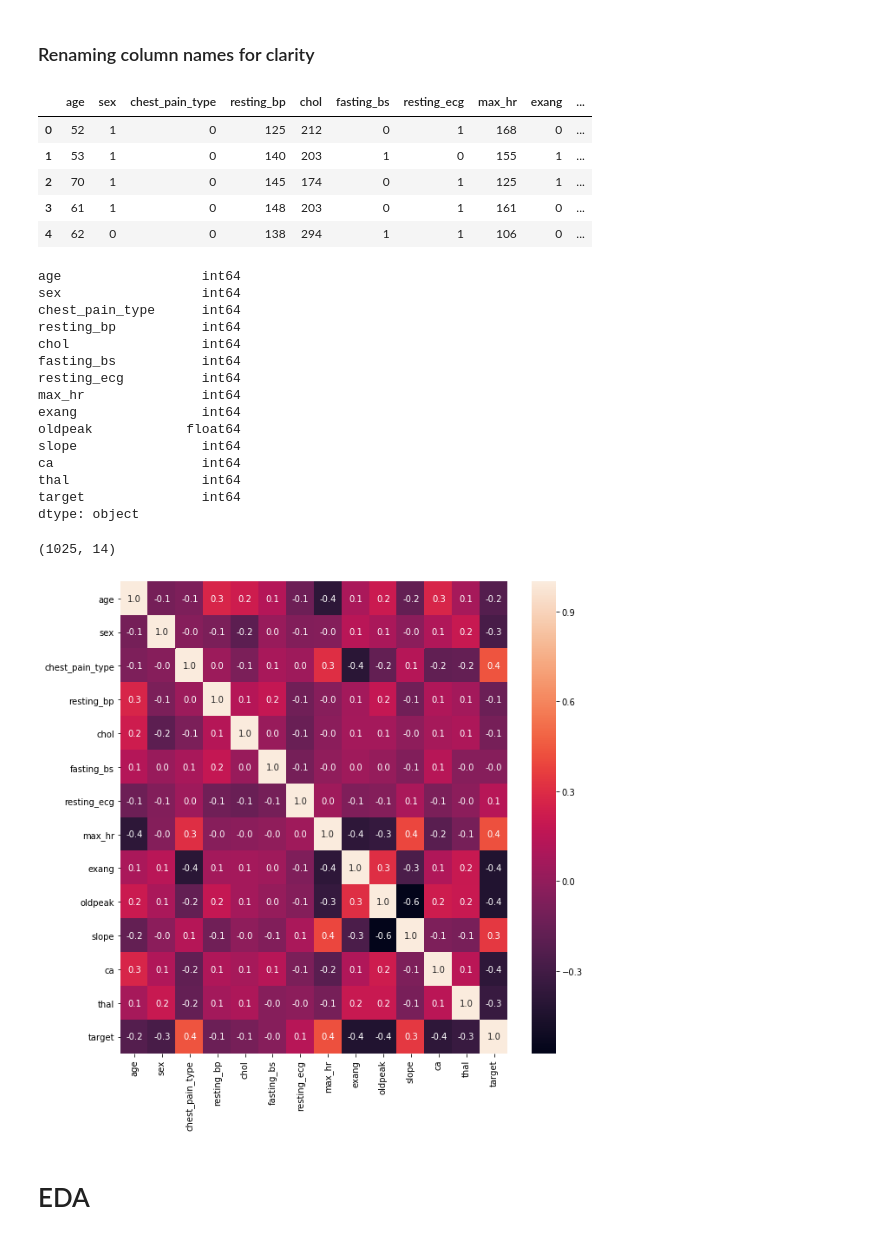
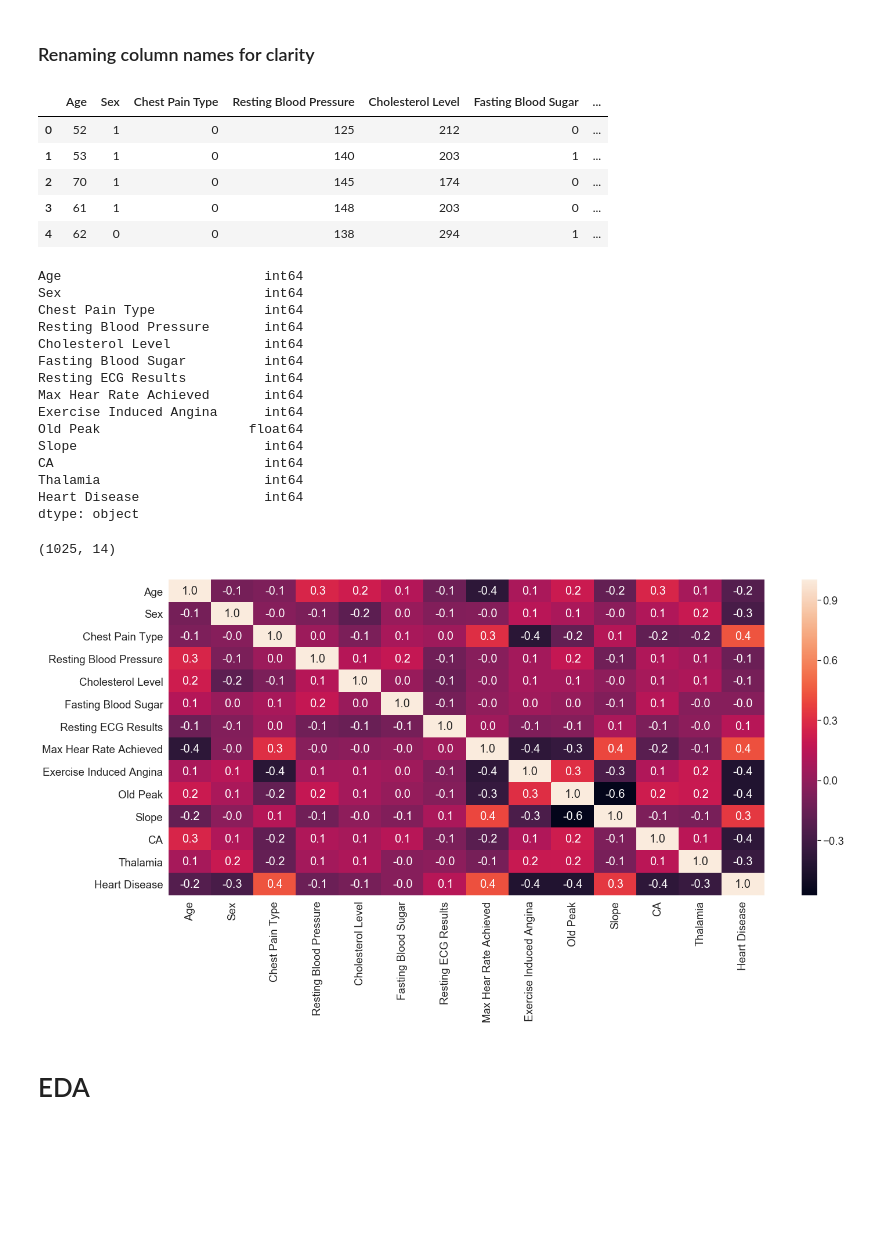
Before and after one commit to BentoBox2447/HeartDisease, a Jupyter notebook: 01-heart-EDA.ipynb, the cells around one changed output. Cells and saved outputs as stored; diff of their text form; code cells hidden in the pictures; blank space fills up the shorter version.

```diff
--- a/01-heart-EDA.ipynb
+++ b/01-heart-EDA.ipynb
@@ -51,49 +66,59 @@ We will rename column names and variables for clarity when performing EDA
 # %% [markdown]
 ### Renaming column names for clarity
-# %%
-data = data.rename(columns = {'cp':'chest_pain_type',
-                             'trestbps':'resting_bp',
-                              'restecg':'resting_ecg',
-                              'fbs':'fasting_bs',
-                             'thalach': 'max_hr',
-                             })
+# %%
+data = data.rename(columns ={'age' : 'Age',
+                             'sex' : 'Sex',
+                             'cp' : 'Chest Pain Type',
+                             'trestbps' : 'Resting Blood Pressure',
+                             'chol' : 'Cholesterol Level',
+                             'fbs' : 'Fasting Blood Sugar',
+                             'restecg' : 'Resting ECG Results',
+                             'thalach' : 'Max Hear Rate Achieved',
+                             'exang' : 'Exercise Induced Angina',
+                             'oldpeak' : 'Old Peak',
+                             'slope' : 'Slope',
+                             'ca' : 'CA',
+                             'thal' : 'Thalamia',
+                             'target' : 'Heart Disease'
+                            })
 # %%
 data.head()
 # %% [output]
-|  | age | sex | chest_pain_type | resting_bp | chol | fasting_bs | resting_ecg | max_hr | exang | ... |
-| 0 | 52 | 1 | 0 | 125 | 212 | 0 | 1 | 168 | 0 | ... |
-| 1 | 53 | 1 | 0 | 140 | 203 | 1 | 0 | 155 | 1 | ... |
-| 2 | 70 | 1 | 0 | 145 | 174 | 0 | 1 | 125 | 1 | ... |
-| 3 | 61 | 1 | 0 | 148 | 203 | 0 | 1 | 161 | 0 | ... |
-| 4 | 62 | 0 | 0 | 138 | 294 | 1 | 1 | 106 | 0 | ... |
+|  | Age | Sex | Chest Pain Type | Resting Blood Pressure | Cholesterol Level | Fasting Blood Sugar | ... |
+| 0 | 52 | 1 | 0 | 125 | 212 | 0 | ... |
+| 1 | 53 | 1 | 0 | 140 | 203 | 1 | ... |
+| 2 | 70 | 1 | 0 | 145 | 174 | 0 | ... |
+| 3 | 61 | 1 | 0 | 148 | 203 | 0 | ... |
+| 4 | 62 | 0 | 0 | 138 | 294 | 1 | ... |
 # %%
 data.dtypes
 # %% [output]
-age                  int64
-sex                  int64
-chest_pain_type      int64
-resting_bp           int64
-chol                 int64
-fasting_bs           int64
-resting_ecg          int64
-max_hr               int64
-exang                int64
-oldpeak            float64
-slope                int64
-ca                   int64
-thal                 int64
-target               int64
+Age                          int64
+Sex                          int64
+Chest Pain Type              int64
+Resting Blood Pressure       int64
+Cholesterol Level            int64
+Fasting Blood Sugar          int64
+Resting ECG Results          int64
+Max Hear Rate Achieved       int64
+Exercise Induced Angina      int64
+Old Peak                   float64
+Slope                        int64
+CA                           int64
+Thalamia                     int64
+Heart Disease                int64
 dtype: object
 # %%
 data.shape
 # %% [output]
 (1025, 14)
 # %%
-plt.figure(figsize = (10, 10))
-sns.heatmap(data.corr(), annot=True, fmt = '.1f')
+sns.set(font_scale=1.7)
+plt.figure(figsize = (23, 10))
+sns.heatmap(data.corr(), annot=True, fmt = '.1f', annot_kws={'size':20})
 plt.show()
 # %% [output]
-[figure, old version]
+[figure, new version]
 # %% [markdown]
 # EDA
 # %%
```
Also changed, not shown: parts of 4 cells of this notebook, 1 other file.
